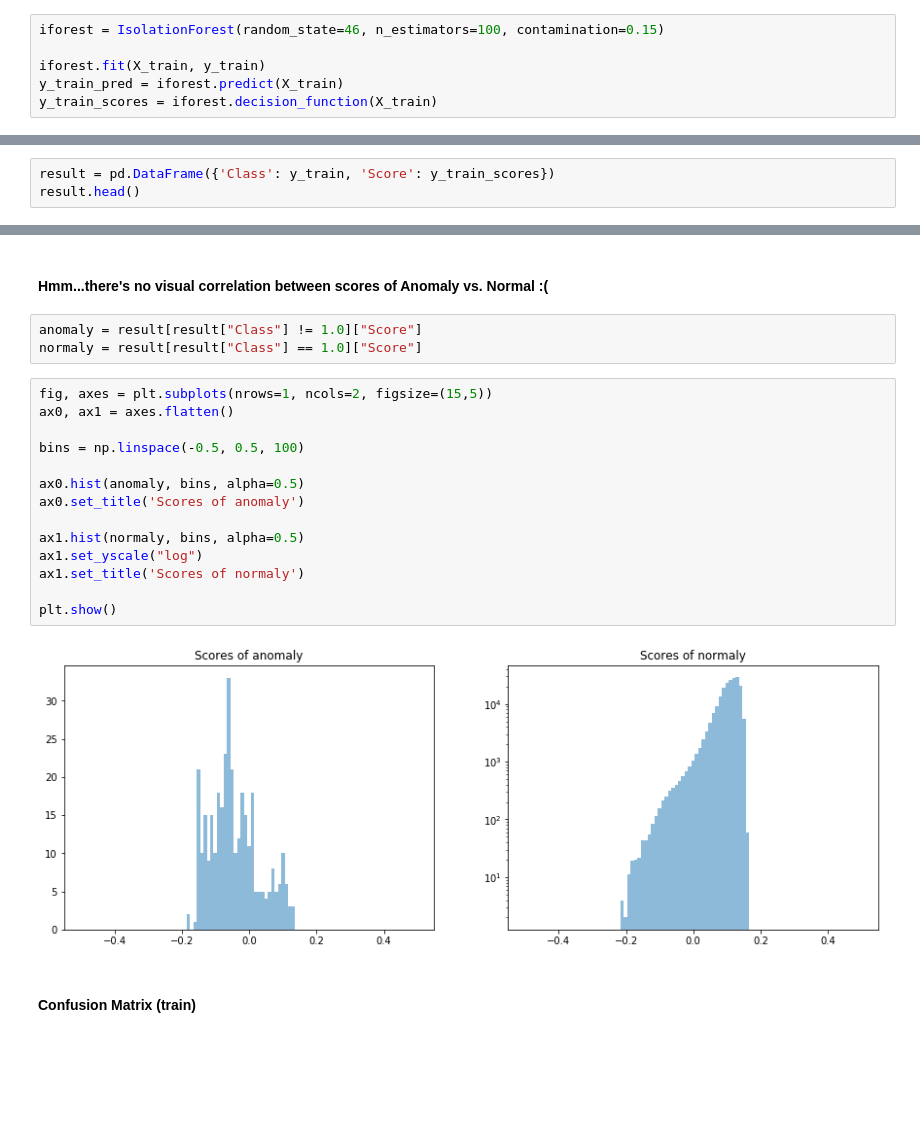
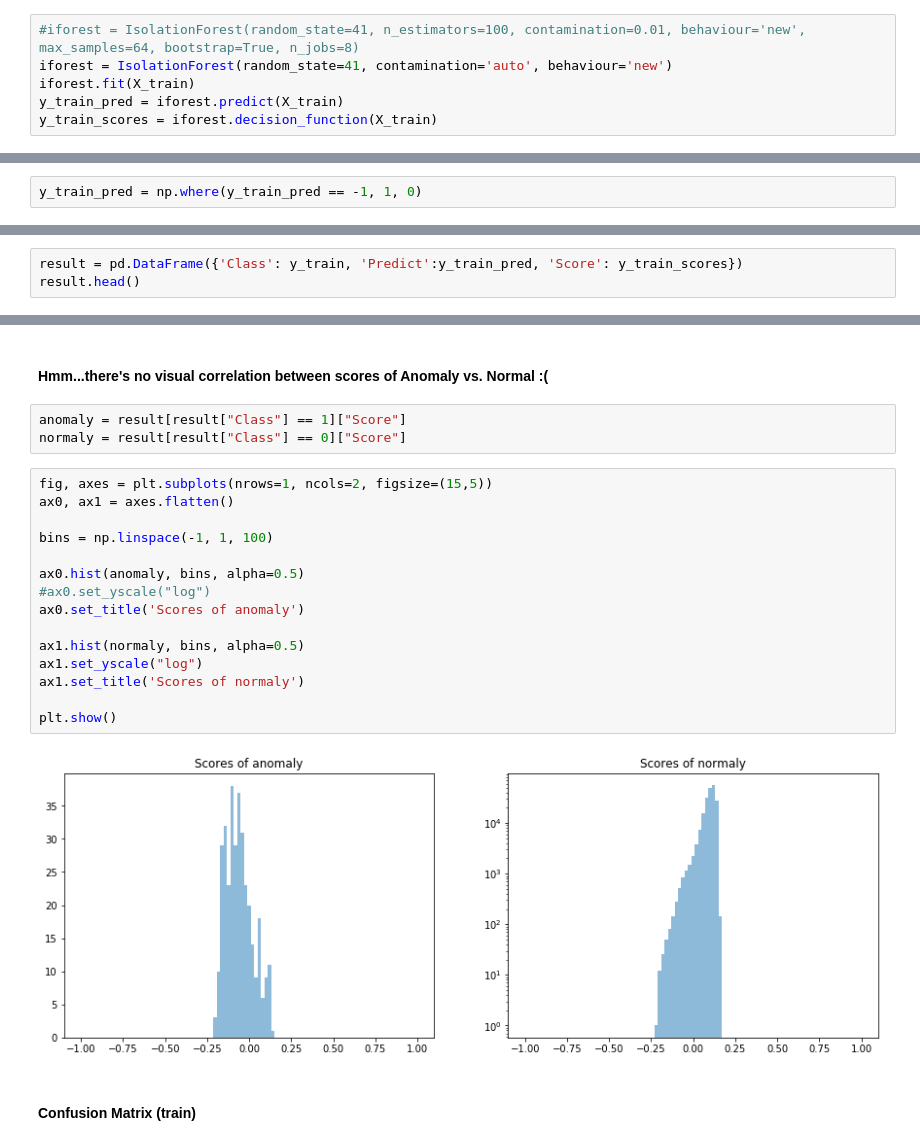
Before and after one commit to bkostya/isolation-forest, a Jupyter notebook: Isolation-forest.ipynb, the cells around one changed output, grey strips where cells are left out. Cells and saved outputs as stored; diff of their text form; blank space fills up the shorter version.

```diff
--- a/Isolation-forest.ipynb
+++ b/Isolation-forest.ipynb
@@ -88,8 +88,8 @@ len(y_train[y_train < 0]) /len(y_train)
 # %% [markdown]
 #### Model
 # %%
-iforest = IsolationForest(random_state=46, n_estimators=100, contamination=0.15)
-
-iforest.fit(X_train, y_train)
+#iforest = IsolationForest(random_state=41, n_estimators=100, contamination=0.01, behaviour='new', max_samples=64, bootstrap=True, n_jobs=8)
+iforest = IsolationForest(random_state=41, contamination='auto', behaviour='new')
+iforest.fit(X_train)
 y_train_pred = iforest.predict(X_train)
 y_train_scores = iforest.decision_function(X_train)
@@ -96,3 +98,5 @@ y_train_scores = iforest.decision_function(X_train)
+# %%
+y_train_pred = np.where(y_train_pred == -1, 1, 0)
 # %% [markdown]
 #### How scores look like
 # %%
@@ -103,6 +108,6 @@ plt.gca().set_yscale("log")
 # %% [markdown]
 #### Let's see Class and Score together
 # %%
-result = pd.DataFrame({'Class': y_train, 'Score': y_train_scores})
+result = pd.DataFrame({'Class': y_train, 'Predict':y_train_pred, 'Score': y_train_scores})
 result.head()
 # %% [output]
@@ -115,24 +139,25 @@ result.head()
 # %% [markdown]
 #### Hmm...there's no visual correlation between scores of Anomaly vs. Normal  :(
 # %%
-anomaly = result[result["Class"] != 1.0]["Score"]
-normaly = result[result["Class"] == 1.0]["Score"]
+anomaly = result[result["Class"] == 1]["Score"]
+normaly = result[result["Class"] == 0]["Score"]
 # %%
 fig, axes = plt.subplots(nrows=1, ncols=2, figsize=(15,5))
 ax0, ax1 = axes.flatten()
 
-bins = np.linspace(-0.5, 0.5, 100)
+bins = np.linspace(-1, 1, 100)
 
 ax0.hist(anomaly, bins, alpha=0.5)
+#ax0.set_yscale("log")
 ax0.set_title('Scores of anomaly')
 
 ax1.hist(normaly, bins, alpha=0.5)
 ax1.set_yscale("log")
 ax1.set_title('Scores of normaly')
 
 plt.show()
 # %% [output]
-[figure, old version]
+[figure, new version]
 # %% [markdown]
 #### Confusion Matrix (train)
 # %%
```
Also changed, not shown: parts of 25 cells of this notebook.
